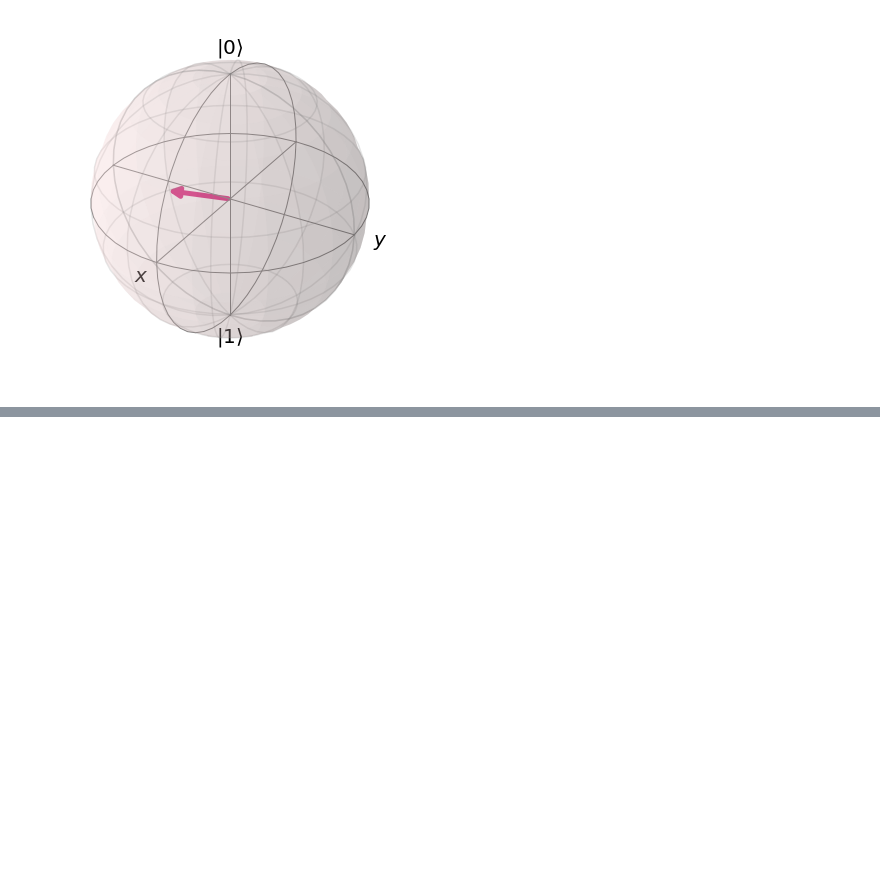
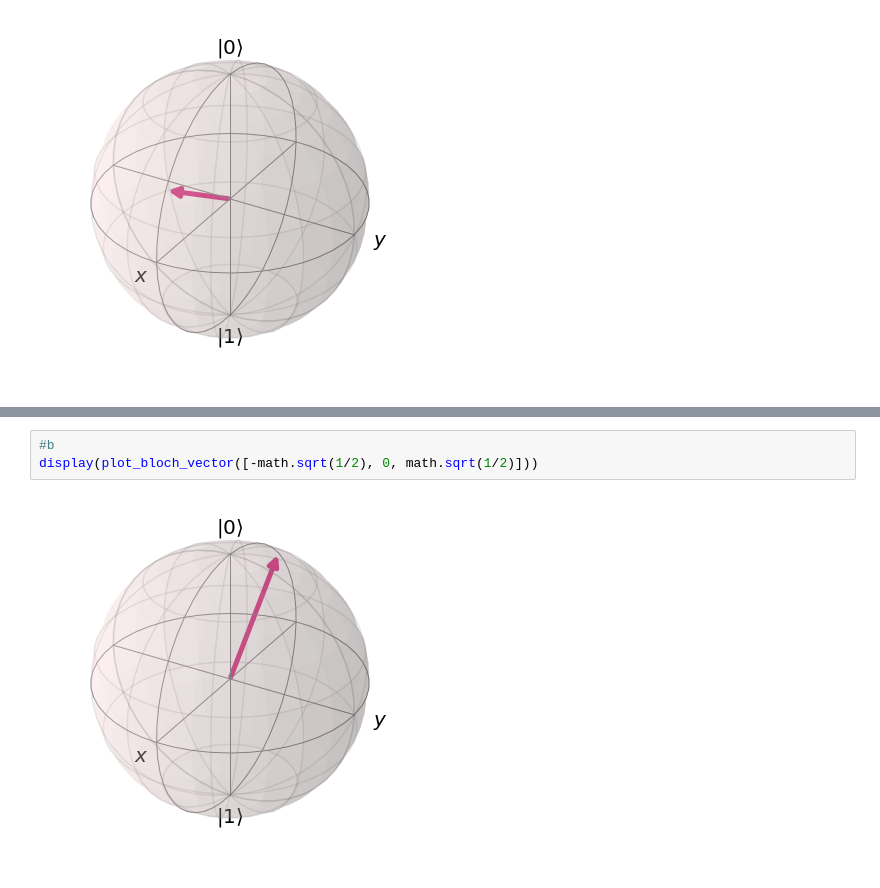
Before and after one commit to Chibikuri/Assignment, a Jupyter notebook: 1.one_qubit/Notebook.ipynb, the cells around one changed output, grey strips where cells are left out. Drawn from its saved outputs; the diff is of its cells as text; blank space fills up the shorter version.

```diff
--- a/1.one_qubit/Notebook.ipynb
+++ b/1.one_qubit/Notebook.ipynb
@@ -129,0 +135,5 @@ display(plot_bloch_vector([math.sqrt(3/4), 0, 1/math.sqrt(4)]))
+# %%
+#b
+display(plot_bloch_vector([-math.sqrt(1/2), 0, math.sqrt(1/2)]))
+# %% [output]
+[figure, added]
```
Also changed, not shown: parts of 2 cells of this notebook, 1 other file.
